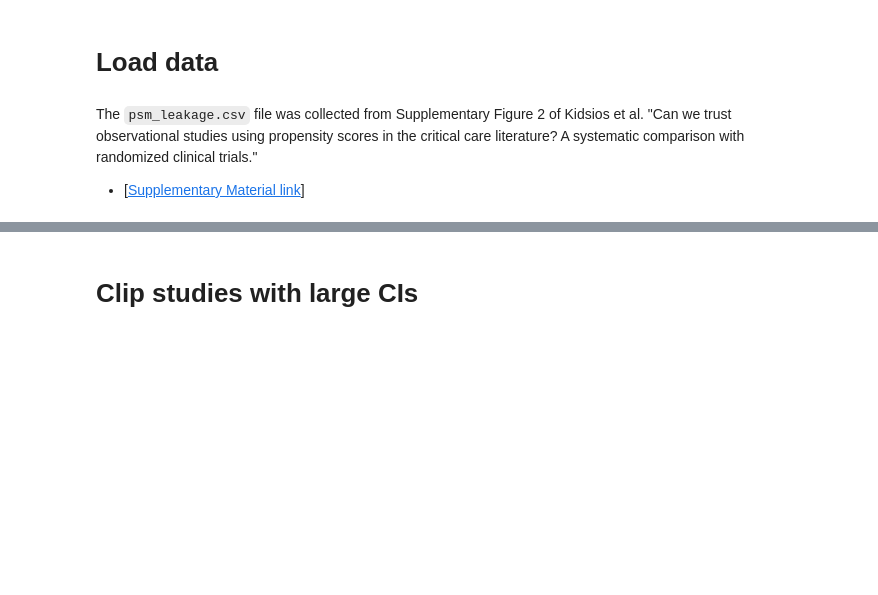
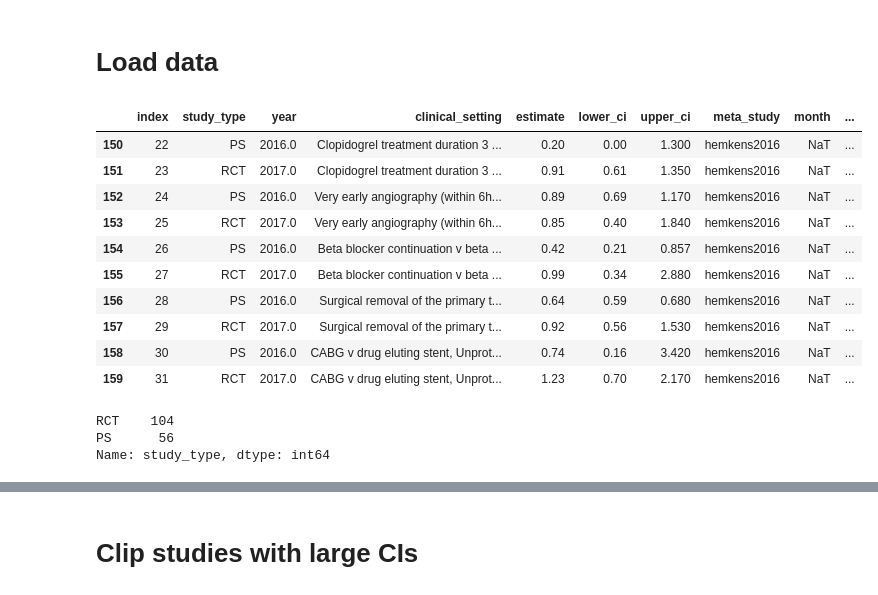
Before and after one commit to tliu526/psm-leakage, a Jupyter notebook: psm_leakage.ipynb, the cells around one changed output, grey strips where cells are left out. Saved outputs shown, nothing was run; the diff lists cells and outputs as text; code cells hidden in the pictures; blank space fills up the shorter version.

```diff
--- a/psm_leakage.ipynb
+++ b/psm_leakage.ipynb
@@ -36,7 +61,2 @@ from ipywidgets import interact
 # %% [markdown]
 # Load data
-# %% [markdown]
-The `psm_leakage.csv` file was collected from Supplementary Figure 2 of Kidsios et al. "Can we trust observational studies using propensity scores in the critical care
-literature? A systematic comparison with randomized clinical trials."
-
-- [[Supplementary Material link](https://links.lww.com/CCM/B327)]
@@ -43 +75,15 @@ literature? A systematic comparison with randomized clinical trials."
+# %%
+psm_leak.tail(10)
+# %% [output]
+|  | index | study_type | year | clinical_setting | estimate | lower_ci | upper_ci | meta_study | month | ... |
+| 150 | 22 | PS | 2016.0 | Clopidogrel treatment duration 3 ... | 0.20 | 0.00 | 1.300 | hemkens2016 | NaT | ... |
+| 151 | 23 | RCT | 2017.0 | Clopidogrel treatment duration 3 ... | 0.91 | 0.61 | 1.350 | hemkens2016 | NaT | ... |
+| 152 | 24 | PS | 2016.0 | Very early angiography (within 6h... | 0.89 | 0.69 | 1.170 | hemkens2016 | NaT | ... |
+| 153 | 25 | RCT | 2017.0 | Very early angiography (within 6h... | 0.85 | 0.40 | 1.840 | hemkens2016 | NaT | ... |
+| 154 | 26 | PS | 2016.0 | Beta blocker continuation v beta ... | 0.42 | 0.21 | 0.857 | hemkens2016 | NaT | ... |
+| 155 | 27 | RCT | 2017.0 | Beta blocker continuation v beta ... | 0.99 | 0.34 | 2.880 | hemkens2016 | NaT | ... |
+| 156 | 28 | PS | 2016.0 | Surgical removal of the primary t... | 0.64 | 0.59 | 0.680 | hemkens2016 | NaT | ... |
+| 157 | 29 | RCT | 2017.0 | Surgical removal of the primary t... | 0.92 | 0.56 | 1.530 | hemkens2016 | NaT | ... |
+| 158 | 30 | PS | 2016.0 | CABG v drug eluting stent, Unprot... | 0.74 | 0.16 | 3.420 | hemkens2016 | NaT | ... |
+| 159 | 31 | RCT | 2017.0 | CABG v drug eluting stent, Unprot... | 1.23 | 0.70 | 2.170 | hemkens2016 | NaT | ... |
 # %%
@@ -49,6 +93,12 @@ psm_leak = psm_leak.rename({"index": "study_id"}, axis="columns")
 psm_leak['study_id'] = psm_leak['study_id'].astype(str)
 psm_leak.head()
 psm_leak['ci_diff'] = psm_leak['upper_ci'] - psm_leak['lower_ci']
+# %%
+psm_leak['study_type'].value_counts()
+# %% [output]
+RCT    104
+PS      56
+Name: study_type, dtype: int64
 # %%
 psm_leak['study_type'].value_counts()
 # %% [output]
```
Also changed, not shown: parts of 27 cells of this notebook, 4 other files.
